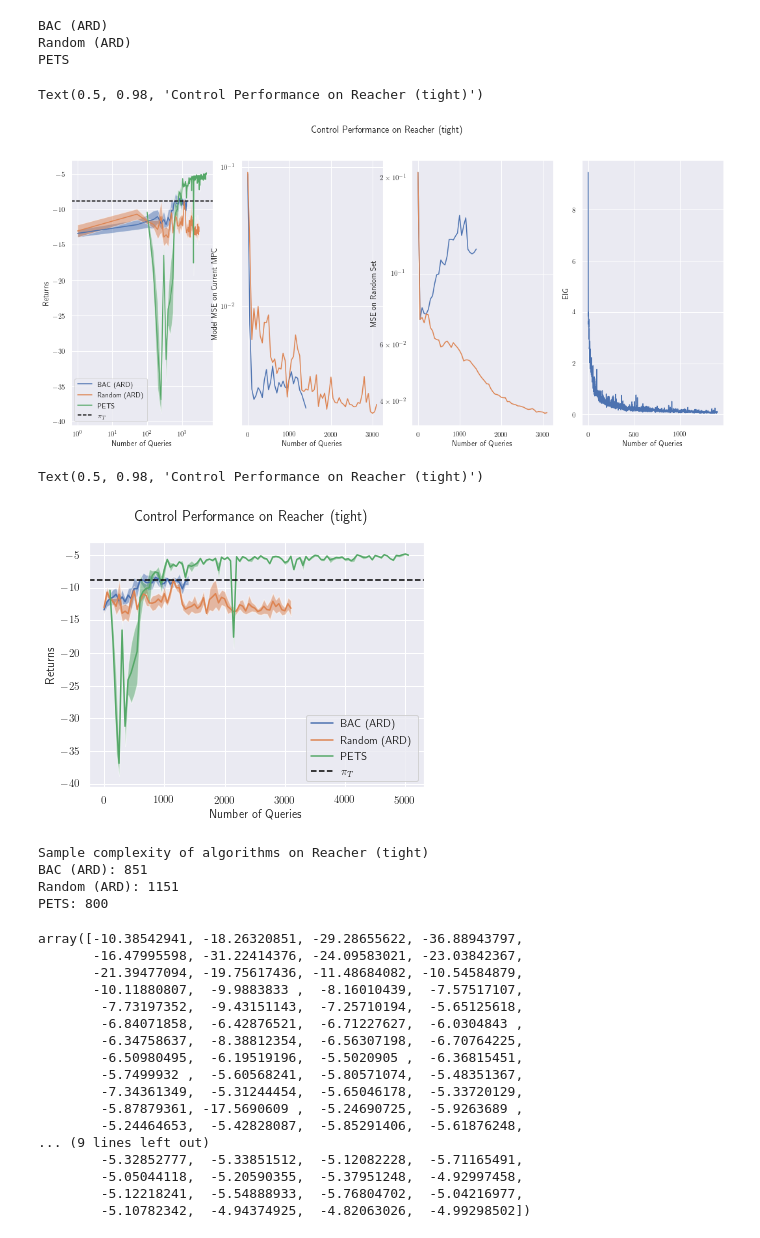
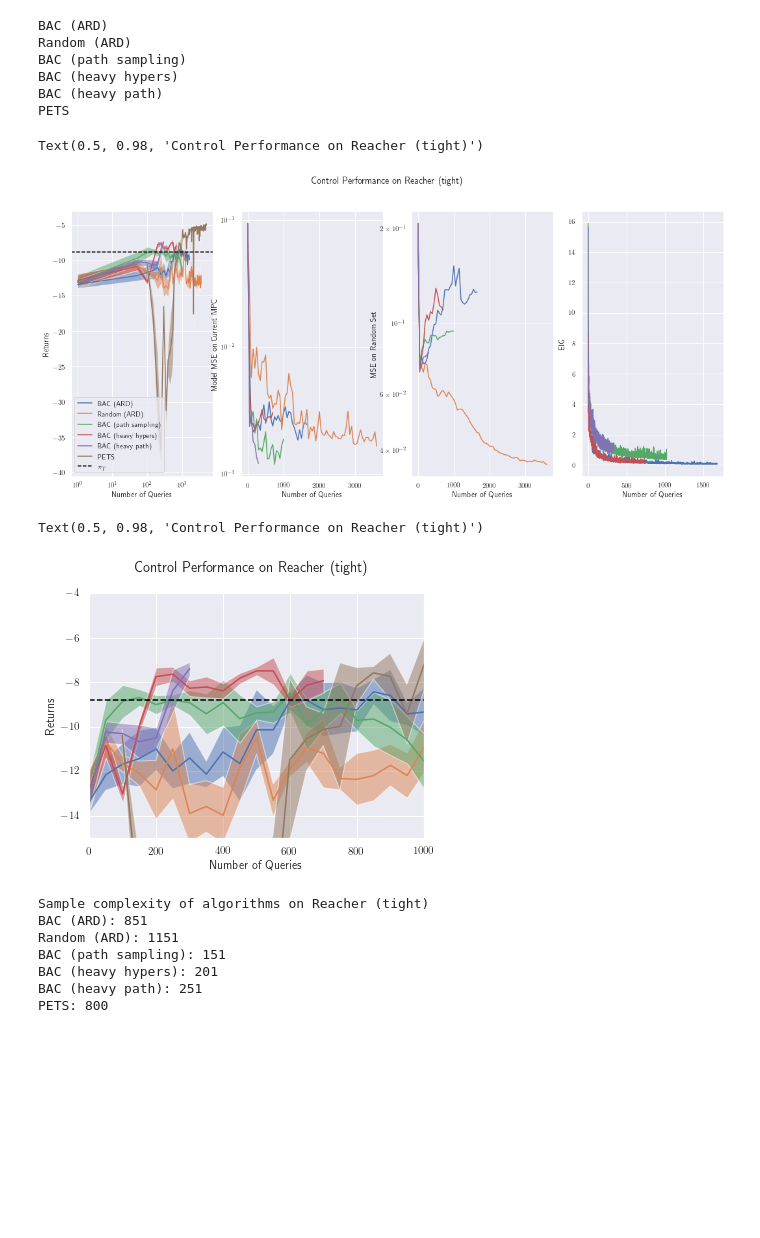
Before and after one commit to fusion-ml/trajectory-information-rl, a Jupyter notebook: notebooks/plot_returns.ipynb, the cells around one changed output. Saved outputs shown, nothing was run; the diff lists cells and outputs as text; code cells hidden in the pictures; blank space fills up the shorter version.

```diff
--- a/notebooks/plot_returns.ipynb
+++ b/notebooks/plot_returns.ipynb
@@ -58,6 +58,7 @@ reacher_paths = {
         #'SAC': 'sac_reacher_2021-09-02/22-41-22/',
         'BAC (ARD)': 'ard_reacher_bac_2021-09-18/14-59-33/',
         'BAC (periodic ARD)':'reacher_periodic_bac_2021-09-18/15-26-28/',
+        'BAC (heavy path)': 'bac_reacher_heavy_paths_2021-09-27/09-48-01/',
         # 'Random (ARD)': 'random_reacher_2021-09-20/13-28-12/',
 }
 # %%
@@ -74,6 +75,9 @@ beta_tracking_paths = {
 reacher_tight_paths = {
         'BAC (ARD)': 'bac_reacher_tight_ard_2021-09-21/10-06-46/',
         'Random (ARD)': 'random_reacher_tight_ard_2021-09-21/23-56-00/',
+        'BAC (path sampling)': 'bac_reacher_tight_paths_2021-09-25/10-58-57/',
+        'BAC (heavy hypers)': 'bac_reacher_tight_heavy_hypers_2021-09-25/10-58-04/',
+        'BAC (heavy path)': 'bac_reacher_tight_heavy_paths_2021-09-26/14-38-26/',
         'PETS': 'pets_reacher_tight_2021-09-22/18-59-17/',
         # 'SAC': 'sac_reacher_tight_2021-09-22/18-34-13/',
         # 'TD3': 'td3_reacher_tight_2021-09-22/15-24-00/',
@@ -139,6 +143,9 @@ for key, path in paths.items():
 # %% [output]
 BAC (ARD)
 Random (ARD)
+BAC (path sampling)
+BAC (heavy hypers)
+BAC (heavy path)
 PETS
 # %%
 fig, [ax1, ax2, ax3, ax4] = plt.subplots(1, 4, figsize=(18, 7.5))
@@ -183,29 +190,32 @@ ax1.set_xscale('log')
 fig.suptitle(f"Control Performance on {env_name}")
 # %% [output]
 Text(0.5, 0.98, 'Control Performance on Reacher (tight)')
-[figure, old version]
+[figure, new version]
 # %%
 fig, ax = plt.subplots(figsize=(6, 4.5))
 for key, vals in data.items():
     rmean = vals["Eval Mean Returns"]
     rstderr = vals["Eval Std Returns"]
     ndata = vals['Eval ndata']
     ax.plot(ndata, rmean, label=key)
     ax.fill_between(ndata, rmean - rstderr, rmean + rstderr, alpha=0.5)
 ax.set_xlabel('Number of Queries')
 ax.set_ylabel('Returns')
 ax.axhline(gt_val, color='black', linestyle='--', label=r'$\pi_T$')
-ax.legend()
+# ax.legend()
 if env_name == 'Lava Path':
     ax.set_ylim(-500, 0)
 if env_name == 'Beta Tracking':
     ax.set_ylim(-15, 0)
+if env_name == "Reacher (tight)":
+    ax.set_ylim(-15, -4)
 # ax.set_xscale('log')
+ax.set_xlim(0, 1000)
 
 fig.suptitle(f"Control Performance on {env_name}")
 # %% [output]
 Text(0.5, 0.98, 'Control Performance on Reacher (tight)')
-[figure, old version]
+[figure, new version]
 # %%
 print(f"Sample complexity of algorithms on {env_name}")
 for key, vals in data.items():
@@ -221,24 +231,7 @@ for key, vals in data.items():
 Sample complexity of algorithms on Reacher (tight)
 BAC (ARD): 851
 Random (ARD): 1151
+BAC (path sampling): 151
+BAC (heavy hypers): 201
+BAC (heavy path): 251
 PETS: 800
-# %%
-data['PETS']['Eval Mean Returns']
-# %% [output]
-array([-10.38542941, -18.26320851, -29.28655622, -36.88943797,
-       -16.47995598, -31.22414376, -24.09583021, -23.03842367,
-       -21.39477094, -19.75617436, -11.48684082, -10.54584879,
-       -10.11880807,  -9.9883833 ,  -8.16010439,  -7.57517107,
-        -7.73197352,  -9.43151143,  -7.25710194,  -5.65125618,
-        -6.84071858,  -6.42876521,  -6.71227627,  -6.0304843 ,
-        -6.34758637,  -8.38812354,  -6.56307198,  -6.70764225,
-        -6.50980495,  -6.19519196,  -5.5020905 ,  -6.36815451,
-        -5.7499932 ,  -5.60568241,  -5.80571074,  -5.48351367,
-        -7.34361349,  -5.31244454,  -5.65046178,  -5.33720129,
-        -5.87879361, -17.5690609 ,  -5.24690725,  -5.9263689 ,
-        -5.24464653,  -5.42828087,  -5.85291406,  -5.61876248,
-... (9 lines left out)
-        -5.32852777,  -5.33851512,  -5.12082228,  -5.71165491,
-        -5.05044118,  -5.20590355,  -5.37951248,  -4.92997458,
-        -5.12218241,  -5.54888933,  -5.76804702,  -5.04216977,
-        -5.10782342,  -4.94374925,  -4.82063026,  -4.99298502])
```
Also changed, not shown: parts of 2 cells of this notebook.
